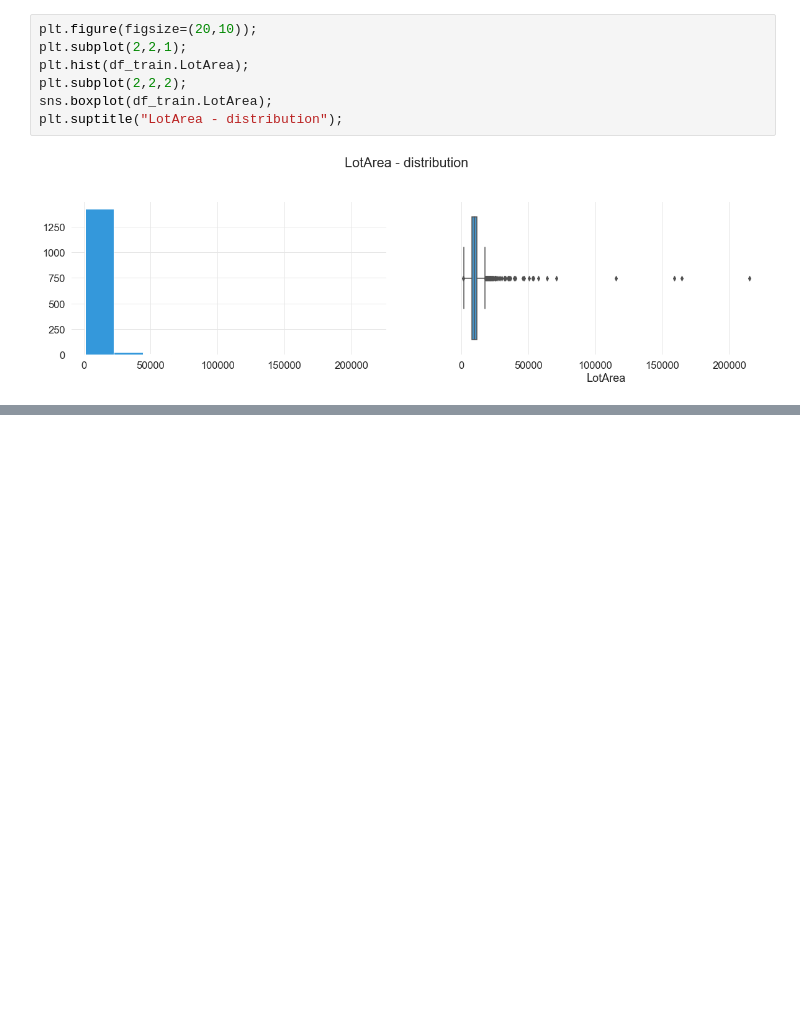
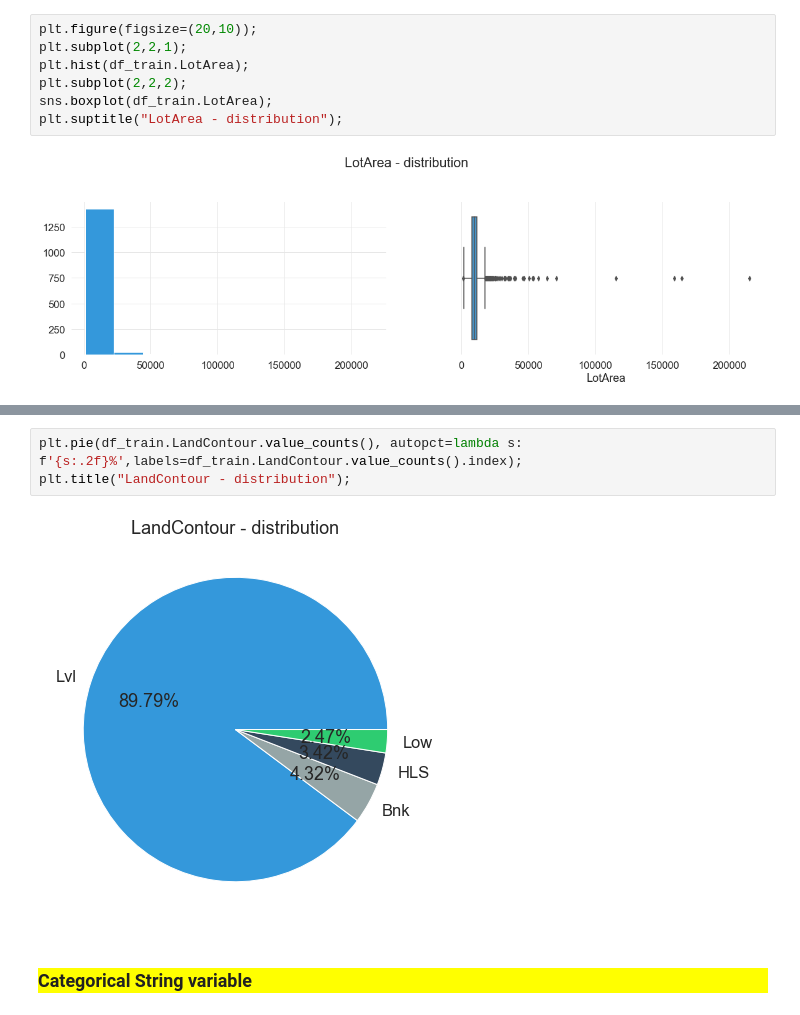
Before and after one commit to ajithcl/HousePricePrediction, a Jupyter notebook: HousePricePrediction.ipynb, the cells around one changed output, grey strips where cells are left out. Cells and saved outputs as stored; diff of their text form; blank space fills up the shorter version.

```diff
--- a/HousePricePrediction.ipynb
+++ b/HousePricePrediction.ipynb
@@ -301,0 +393,9 @@ plt.suptitle("LotArea - distribution");
+# %%
+plt.pie(df_train.LandContour.value_counts(), autopct=lambda s: f'{s:.2f}%',labels=df_train.LandContour.value_counts().index);
+plt.title("LandContour - distribution");
+# %% [output]
+[figure, added]
+# %% [markdown]
+<h3 style='background-color:yellow'>
+Categorical String variable
+</h3>
```
Also changed, not shown: parts of 28 cells of this notebook.
